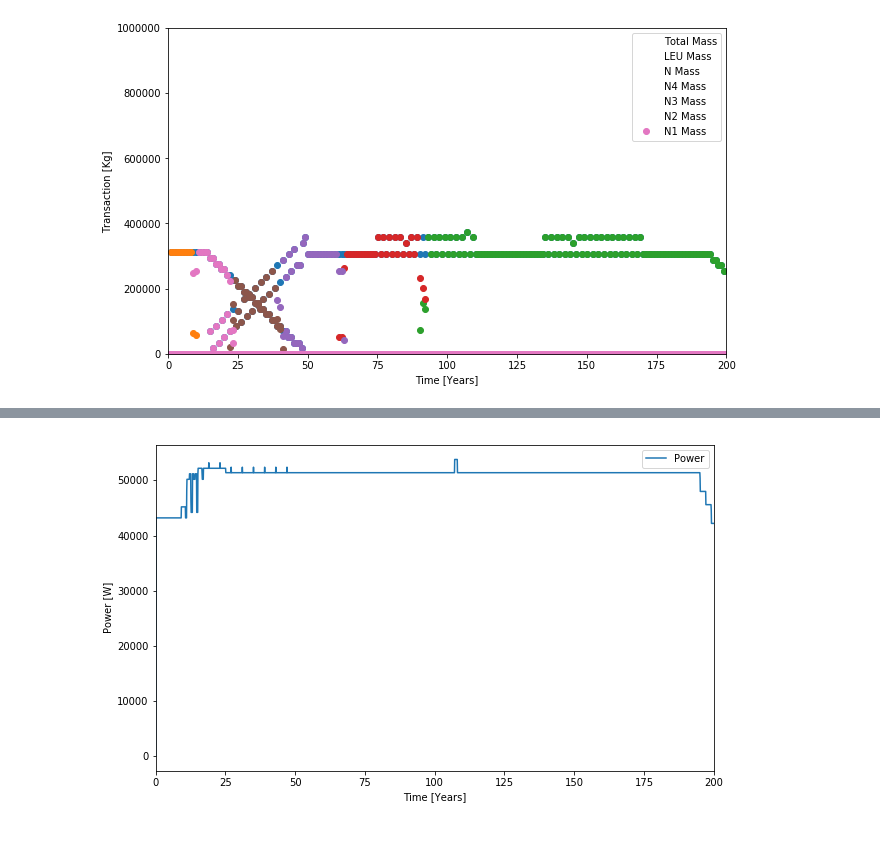
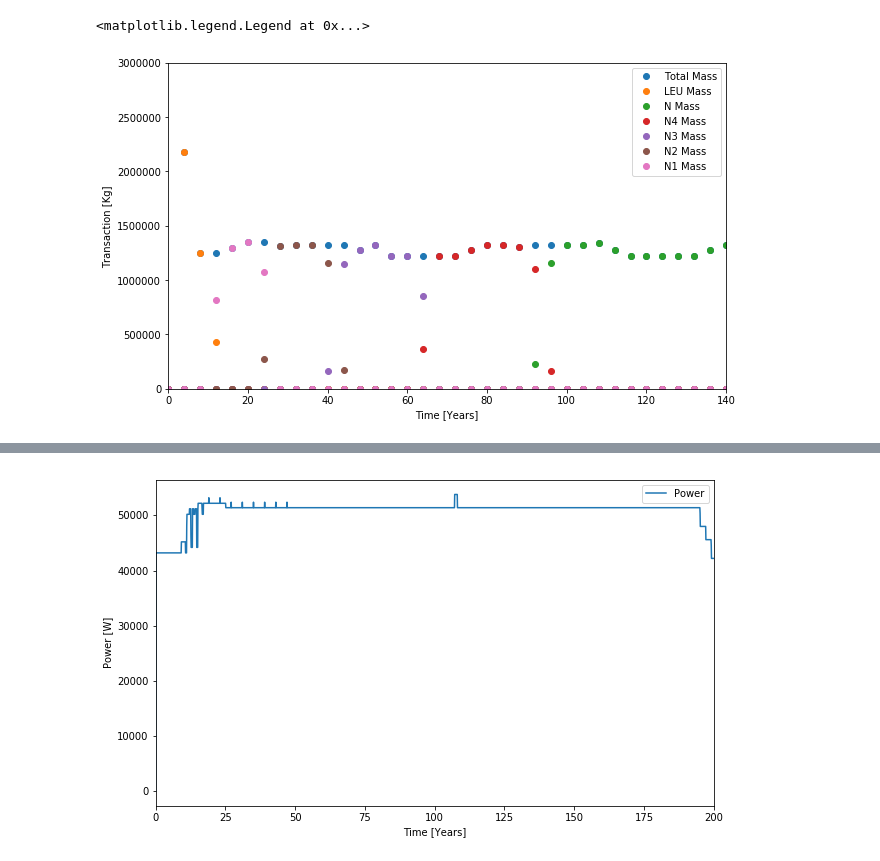
Before and after one commit to Baaaaam/EG30, a Jupyter notebook: EG30_analysis.ipynb, the cells around one changed output, grey strips where cells are left out. Saved outputs shown, nothing was run; the diff lists cells and outputs as text; code cells hidden in the pictures.

```diff
--- a/EG30_analysis.ipynb
+++ b/EG30_analysis.ipynb
@@ -10,42 +26,45 @@ ev = cym.Evaluator(db=db, write=False)
 # %%
-FBR_dr_trans = com.transactions(ev, receivers=['FBR_driver'])
-FBR_dr_trans_LEU = com.transactions(ev, receivers=['FBR_driver'], commodities=['FBR_LEU_N'] )
-FBR_dr_trans_N_1 = com.transactions(ev, receivers=['FBR_driver'], commodities=['FBR_MOX_N_1'] )
-FBR_dr_trans_N_2 = com.transactions(ev, receivers=['FBR_driver'], commodities=['FBR_MOX_N_2'] )
-FBR_dr_trans_N_3 = com.transactions(ev, receivers=['FBR_driver'], commodities=['FBR_MOX_N_3'] )
-FBR_dr_trans_N_4 = com.transactions(ev, receivers=['FBR_driver'], commodities=['FBR_MOX_N_4'] )
-FBR_dr_trans_N = com.transactions(ev, receivers=['FBR_driver'], commodities=['FBR_MOX_N'] )
+FBR_dr_trans = month2year(com.transactions(ev, receivers=['FBR_driver']),1, 4*12)
+FBR_dr_trans_LEU = month2year(com.transactions(ev, receivers=['FBR_driver'], commodities=['FBR_LEU_N'] ), 1, 4*12)
+FBR_dr_trans_N_1 = month2year(com.transactions(ev, receivers=['FBR_driver'], commodities=['FBR_MOX_N_1'] ), 1, 4*12)
+FBR_dr_trans_N_2 = month2year(com.transactions(ev, receivers=['FBR_driver'], commodities=['FBR_MOX_N_2'] ), 1, 4*12)
+FBR_dr_trans_N_3 = month2year(com.transactions(ev, receivers=['FBR_driver'], commodities=['FBR_MOX_N_3'] ), 1, 4*12)
+FBR_dr_trans_N_4 = month2year(com.transactions(ev, receivers=['FBR_driver'], commodities=['FBR_MOX_N_4'] ), 1, 4*12)
+FBR_dr_trans_N = month2year(com.transactions(ev, receivers=['FBR_driver'], commodities=['FBR_MOX_N'] ), 1, 4*12)
 # %%
-FBR_dr_trans_dat = pd.DataFrame({'Time': FBR_dr_trans.Time/12., 'Total Mass': FBR_dr_trans.Mass})
-FBR_dr_trans_LEU_dat = pd.DataFrame({'Time': FBR_dr_trans_LEU.Time/12., 'LEU Mass': FBR_dr_trans_LEU.Mass})
-FBR_dr_trans_N1_dat = pd.DataFrame({'Time': FBR_dr_trans_N_1.Time/12., 'N1 Mass': FBR_dr_trans_N_1.Mass})
-FBR_dr_trans_N2_dat = pd.DataFrame({'Time': FBR_dr_trans_N_2.Time/12., 'N2 Mass': FBR_dr_trans_N_2.Mass})
-FBR_dr_trans_N3_dat = pd.DataFrame({'Time': FBR_dr_trans_N_3.Time/12., 'N3 Mass': FBR_dr_trans_N_3.Mass})
-FBR_dr_trans_N4_dat = pd.DataFrame({'Time': FBR_dr_trans_N_4.Time/12., 'N4 Mass': FBR_dr_trans_N_4.Mass})
-FBR_dr_trans_N_dat = pd.DataFrame({'Time': FBR_dr_trans_N.Time/12., 'N Mass': FBR_dr_trans_N.Mass})
+FBR_dr_trans_dat = pd.DataFrame({'Time': FBR_dr_trans.Time, 'Total Mass': FBR_dr_trans.Mass})
+FBR_dr_trans_LEU_dat = pd.DataFrame({'Time': FBR_dr_trans_LEU.Time, 'LEU Mass': FBR_dr_trans_LEU.Mass})
+FBR_dr_trans_N1_dat = pd.DataFrame({'Time': FBR_dr_trans_N_1.Time, 'N1 Mass': FBR_dr_trans_N_1.Mass})
+FBR_dr_trans_N2_dat = pd.DataFrame({'Time': FBR_dr_trans_N_2.Time, 'N2 Mass': FBR_dr_trans_N_2.Mass})
+FBR_dr_trans_N3_dat = pd.DataFrame({'Time': FBR_dr_trans_N_3.Time, 'N3 Mass': FBR_dr_trans_N_3.Mass})
+FBR_dr_trans_N4_dat = pd.DataFrame({'Time': FBR_dr_trans_N_4.Time, 'N4 Mass': FBR_dr_trans_N_4.Mass})
+FBR_dr_trans_N_dat = pd.DataFrame({'Time': FBR_dr_trans_N.Time, 'N Mass': FBR_dr_trans_N.Mass})
 
 
 e1x = FBR_dr_trans_dat.plot(x='Time', y='Total Mass', figsize=(10, 6), linestyle=' ', marker='o')
 FBR_dr_trans_LEU_dat.plot(x='Time', y='LEU Mass', ax=e1x, marker='o', linestyle=' ')
 FBR_dr_trans_N_dat.plot(x='Time', y='N Mass', ax=e1x,  marker='o', linestyle=' ')
 FBR_dr_trans_N4_dat.plot(x='Time', y='N4 Mass', ax=e1x,  marker='o', linestyle=' ')
 FBR_dr_trans_N3_dat.plot(x='Time', y='N3 Mass', ax=e1x,  marker='o', linestyle=' ')
 FBR_dr_trans_N2_dat.plot(x='Time', y='N2 Mass', ax=e1x,  marker='o', linestyle=' ')
 FBR_dr_trans_N1_dat.plot(x='Time', y='N1 Mass', ax=e1x,  marker='o', linestyle=' ')
 
 
 
 
 
 
 #FBR_dr_trans_LEU_dat.plot(x='Time', y='LEU Mass', ax=e1x)
 
 
 
 
-plt.ylim([0,1000000])
+plt.ylim([0,3000000])
+plt.xlim([0,140])
 plt.xlabel('Time [Years]')
 plt.ylabel('Transaction [Kg]')
 plt.savefig('trans.png', dpi=326)
+plt.legend()
 # %% [output]
+<matplotlib.legend.Legend at 0x...>
-[figure, old version]
+[figure, new version]
```
Also changed, not shown: parts of 9 cells of this notebook, 2 other files.
